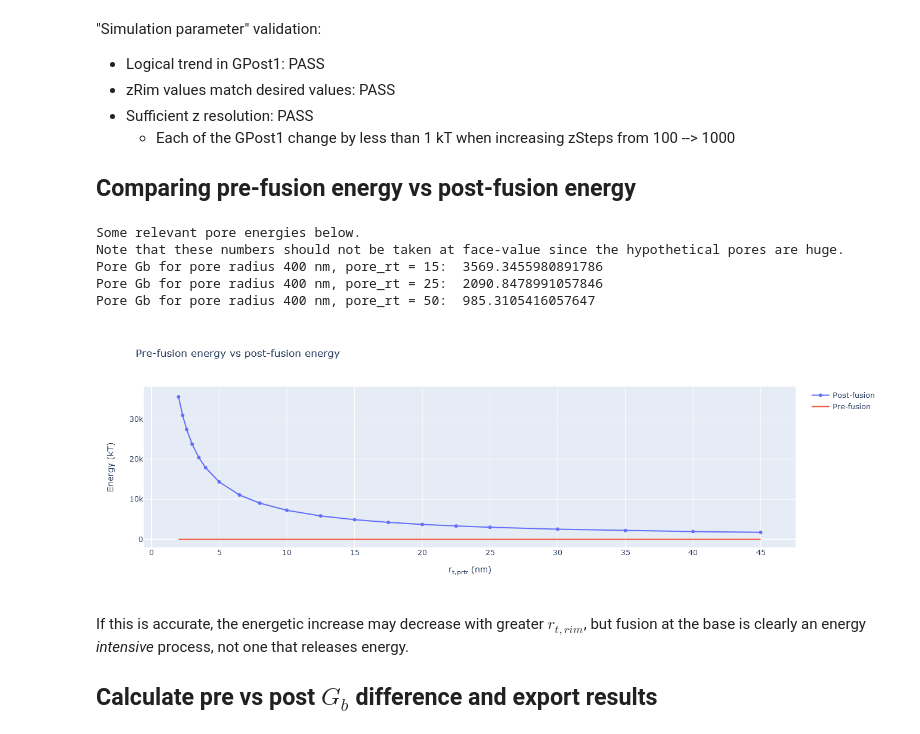
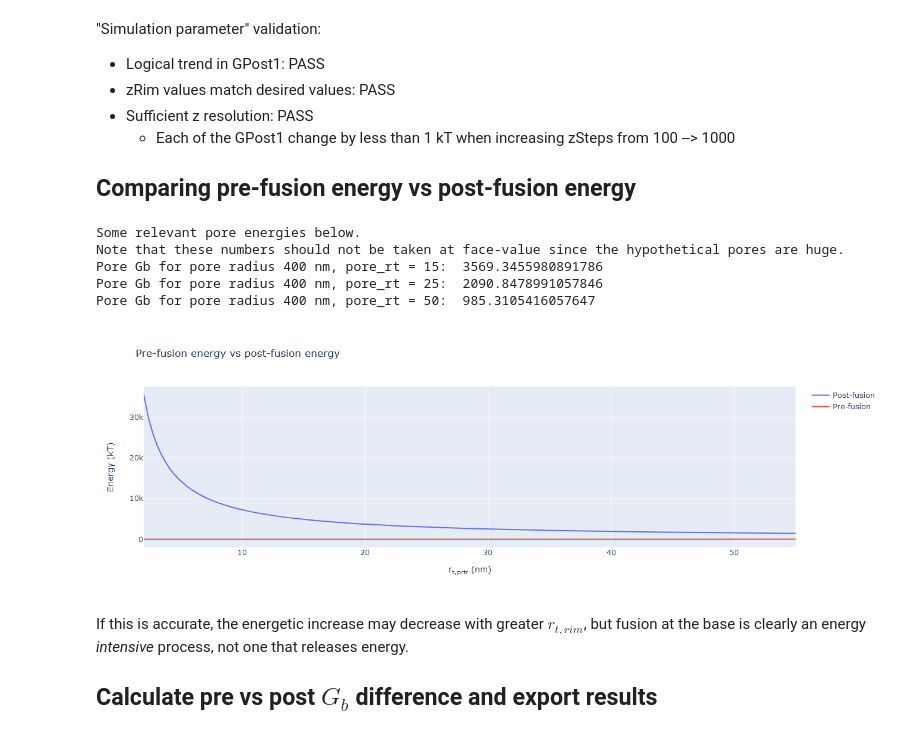
Before and after one commit to csera/Cell_Protrusion_Characterization, a Jupyter notebook: Python/BodyFusionPrePost.ipynb, the cells around one changed output. Drawn from its saved outputs; the diff is of its cells as text; code cells hidden in the pictures.

```diff
--- a/Python/BodyFusionPrePost.ipynb
+++ b/Python/BodyFusionPrePost.ipynb
@@ -39,8 +39,7 @@ R0 = 375        # nm
 Rt = 200        # nm
 
 # Post-fusion properties
-rim_rt = np.array([2,2.3,2.6,3,3.5,4,5,6.5,8,10,
-                   12.5,15,17.5,20,22.5,25,30,35,40,45])    # nm
+rim_rt = np.linspace(2,55,num=150)    # nm
     # the intermembrane distance of the residual protrusion
     # (ie toroidal rim's tube radius)
 
@@ -255,23 +280,23 @@ Total Gb of post-fusion protrusion rim in kT =  [35531.41292697 30921.36803435 2
 # %%
 print("Some relevant pore energies below.")
 print("Note that these numbers should not be taken at face-value since the hypothetical pores are huge.")
 print("Pore Gb for pore radius 400 nm, pore_rt = 15: ",GToroidalPore(15,R0,Kb))
 print("Pore Gb for pore radius 400 nm, pore_rt = 25: ",GToroidalPore(25,R0,Kb))
 print("Pore Gb for pore radius 400 nm, pore_rt = 50: ",GToroidalPore(50,R0,Kb))
 
 vsPlot = go.Figure()
-vsPlot.add_trace(go.Scatter(x=rim_rt, y=GPost, mode='markers + lines', name='Post-fusion'))
+vsPlot.add_trace(go.Scatter(x=rim_rt, y=GPost, mode='lines', name='Post-fusion'))
 vsPlot.add_trace(go.Scatter(x=rim_rt, y=GPre, mode='lines', name='Pre-fusion'))
 vsPlot.update_layout(title="Pre-fusion energy vs post-fusion energy",
                         xaxis_title="r<sub>t,prtr</sub> (nm)", yaxis_title="Energy (kT)")
 vsPlot.show()
 # %% [output]
 Some relevant pore energies below.
 Note that these numbers should not be taken at face-value since the hypothetical pores are huge.
 Pore Gb for pore radius 400 nm, pore_rt = 15:  3569.3455980891786
 Pore Gb for pore radius 400 nm, pore_rt = 25:  2090.8478991057846
 Pore Gb for pore radius 400 nm, pore_rt = 50:  985.3105416057647
-[figure, old version]
+[figure, new version]
 # %% [markdown]
 If this is accurate, the energetic increase may decrease with greater $r_{t,rim}$, but fusion at the base is clearly an energy *intensive* process, not one that releases energy.
 
```
Also changed, not shown: parts of 5 cells of this notebook, 55 other files.
